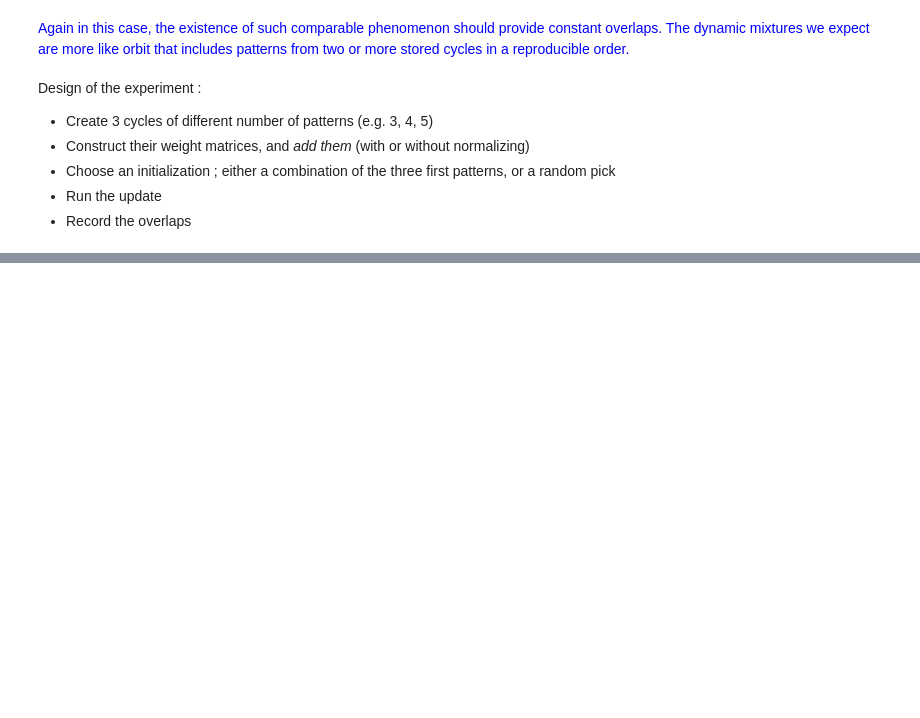
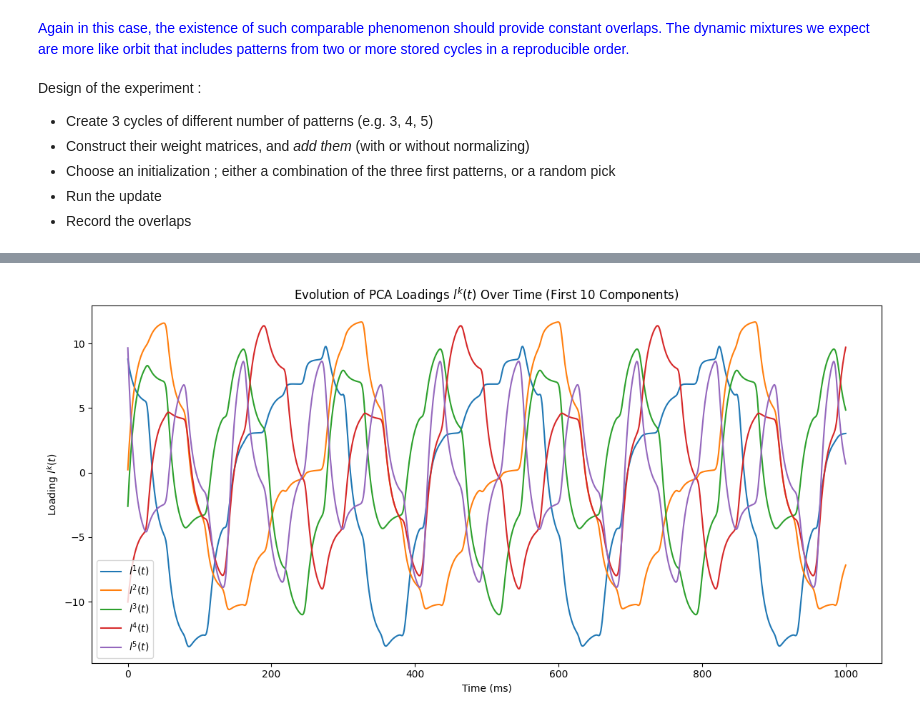
Before and after one commit to maverest/NX_465_mini_project, a Jupyter notebook: NX_465_mini_project.ipynb, the cells around one changed output, grey strips where cells are left out. Saved outputs shown, nothing was run; the diff lists cells and outputs as text; code cells hidden in the pictures; blank space fills up the shorter version.

```diff
--- a/NX_465_mini_project.ipynb
+++ b/NX_465_mini_project.ipynb
@@ -834,0 +888,28 @@ Design of the experiment :
+# %%
+
+N = 500
+P = 10
+T = 500
+dt = 0.5
+tau = 5
+t_delay = 2 * tau
+beta = 4
+#! meme param que 2.2
+P, X, M, = simulation_continuous(N = N, P = P, T=T, dt=dt, tau=tau, tau_delay=t_delay, beta=beta, control_cycle=False, plot = False)
+
+X = X.T  # shape: (N, T)
+
+_, _, loadings = perform_pca(X, center=True)
+
+plt.figure(figsize=(12, 6))
+for k in range(5):
+    plt.plot(loadings[k], label=f"$l^{k+1}(t)$")
+plt.xlabel("Time (ms)")
+plt.ylabel("Loading $l^k(t)$")
+plt.title("Evolution of PCA Loadings $l^k(t)$ Over Time (First 10 Components)")
+plt.legend()
+plt.grid(False)
+plt.tight_layout()
+plt.show()
+# %% [output]
+[figure, added]
```
Also changed, not shown: parts of 13 cells of this notebook.
